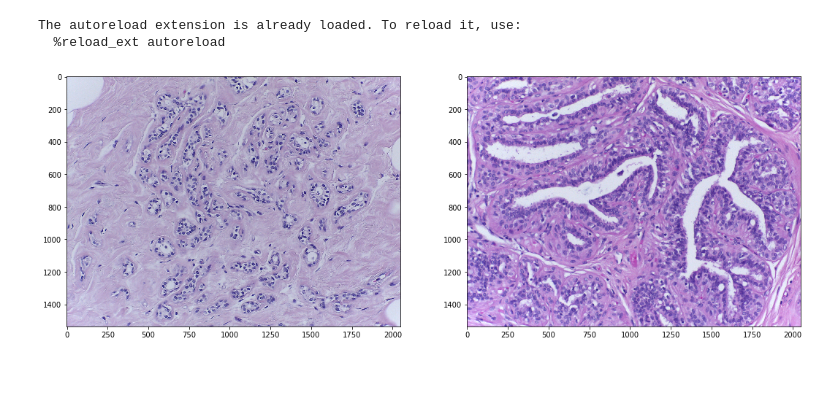
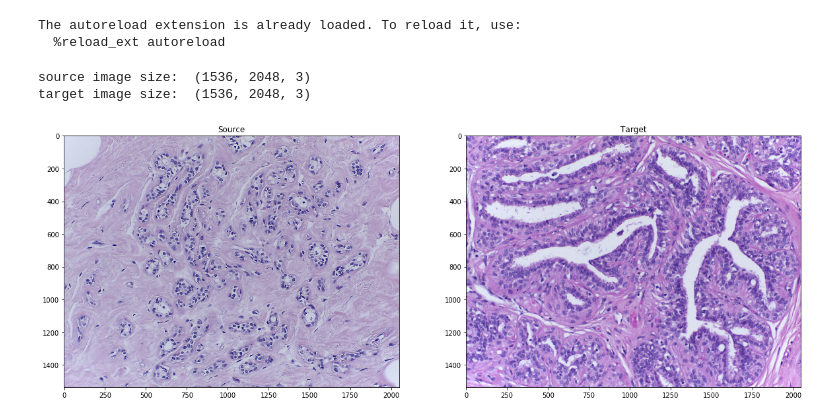
Before and after one commit to xindubawukong/Vahadane, a Jupyter notebook: main.ipynb, the cells around one changed output. Cells and saved outputs as stored; diff of their text form; code cells hidden in the pictures; blank space fills up the shorter version.

```diff
--- a/main.ipynb
+++ b/main.ipynb
@@ -15,12 +15,17 @@ The autoreload extension is already loaded. To reload it, use:
 # %%
 source_image = utils.read_image(source_path)
 target_image = utils.read_image(target_path)
-plt.rcParams['figure.figsize'] = (18.0, 9.0)
-plt.figure()
+print('source image size: ', source_image.shape)
+print('target image size: ', target_image.shape)
+plt.figure(figsize = (20.0, 10.0))
 plt.subplot(1, 2, 1)
+plt.title('Source')
 plt.imshow(source_image)
 plt.subplot(1, 2, 2)
+plt.title('Target')
 plt.imshow(target_image)
 plt.show()
 # %% [output]
+source image size:  (1536, 2048, 3)
+target image size:  (1536, 2048, 3)
-[figure, old version]
+[figure, new version]
```
Also changed, not shown: 2 other files.
